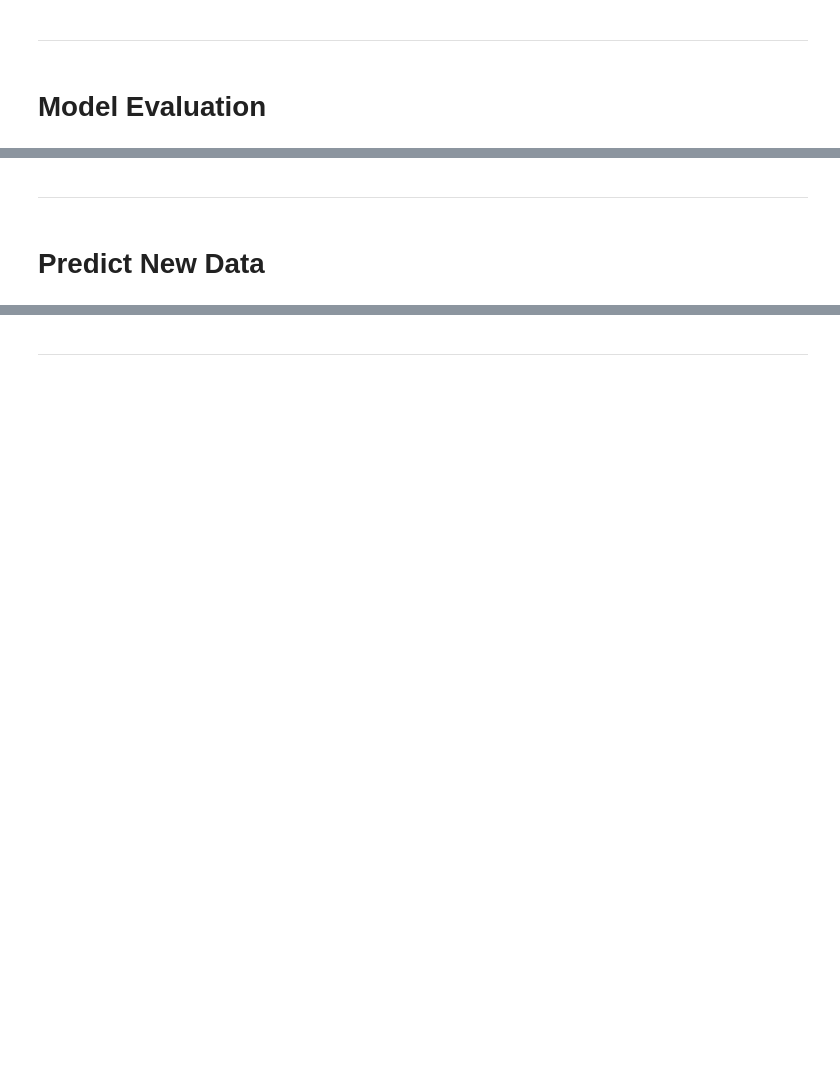
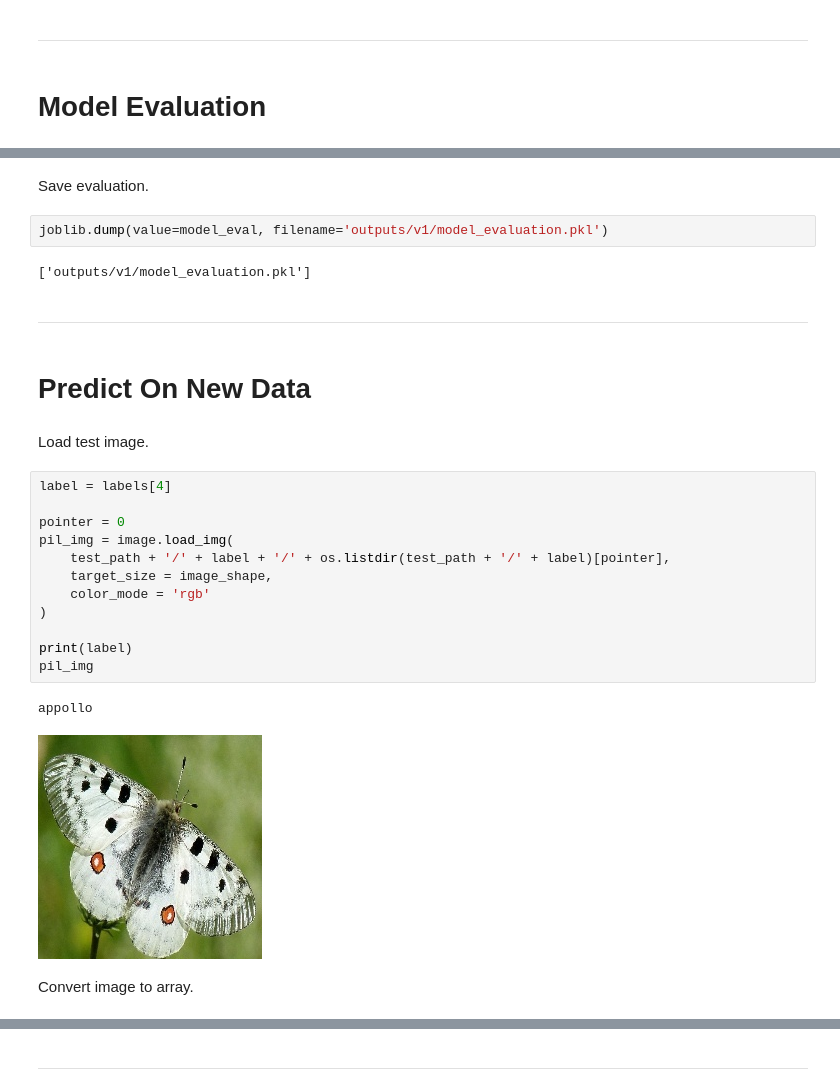
Before and after one commit to blahblahblah589/portfolio-project-5, a Jupyter notebook: jupyter_notebooks/ModellingAndEvaluation.ipynb, the cells around one changed output, grey strips where cells are left out. Drawn from its saved outputs; the diff is of its cells as text; blank space fills up the shorter version.

```diff
--- a/jupyter_notebooks/ModellingAndEvaluation.ipynb
+++ b/jupyter_notebooks/ModellingAndEvaluation.ipynb
@@ -384,4 +409,29 @@ model.save('outputs/v1/butterfly_moth_classification.h5')
+# %% [markdown]
+Save evaluation.
+# %%
+joblib.dump(value=model_eval, filename='outputs/v1/model_evaluation.pkl')
+# %% [output]
+['outputs/v1/model_evaluation.pkl']
 # %% [markdown]
 ---
 # %% [markdown]
-# Predict New Data
+# Predict On New Data
+# %% [markdown]
+Load test image.
+# %%
+label = labels[4]
+
+pointer = 0
+pil_img = image.load_img(
+    test_path + '/' + label + '/' + os.listdir(test_path + '/' + label)[pointer],
+    target_size = image_shape,
+    color_mode = 'rgb'
+)
+
+print(label)
+pil_img
+# %% [output]
+appollo
+[figure, added]
+# %% [markdown]
+Convert image to array.
```
Also changed, not shown: parts of 16 cells of this notebook, 4 other files.
